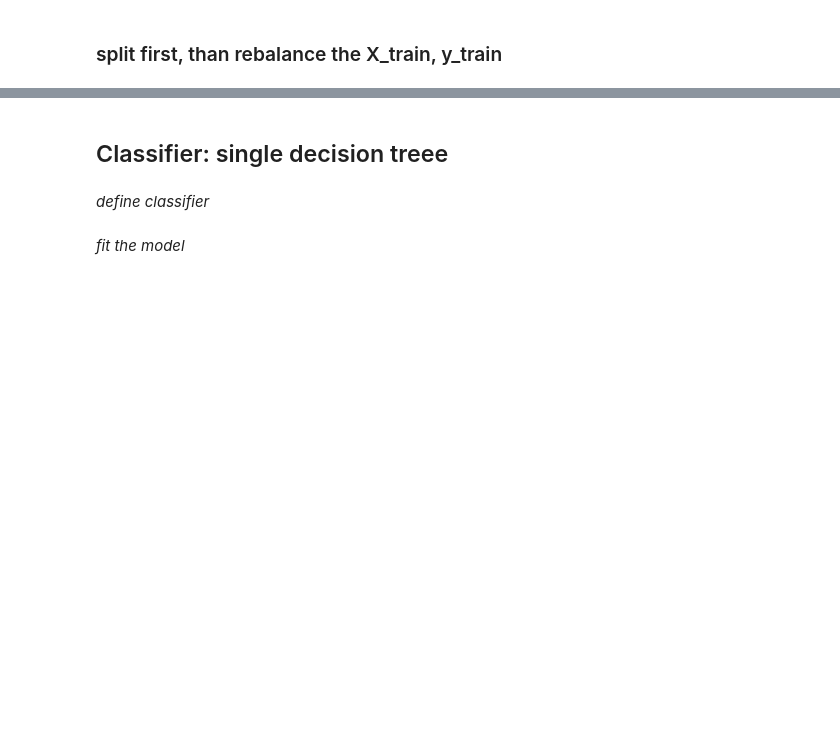
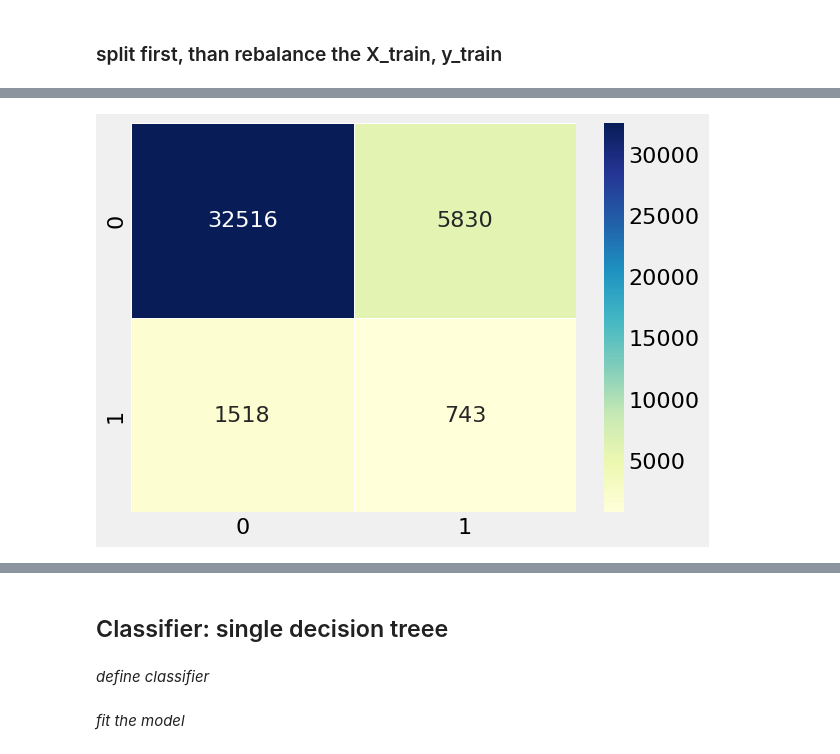
Before and after one commit to dschjanice/ML_project_fraud_detection, a Jupyter notebook: wip_Fraud_Detection_Starter.ipynb, the cells around one changed output, grey strips where cells are left out. Saved outputs shown, nothing was run; the diff lists cells and outputs as text; code cells hidden in the pictures; blank space fills up the shorter version.

```diff
--- a/wip_Fraud_Detection_Starter.ipynb
+++ b/wip_Fraud_Detection_Starter.ipynb
@@ -431,0 +463,4 @@ mask = train.columns[train.dtypes == "int"].tolist()
+# %%
+train.dropna(inplace=True)  # This will remove rows with NaN values.
+nan_check = train.isna().sum()
+print(nan_check)
@@ -432,8 +485,8 @@ mask = train.columns[train.dtypes == "int"].tolist()
 # %%
 y = train['target']
 X = train[mask]
-X = train.drop(columns=['target', 'client_id', 'creation_date'])
-
+X = train.drop(columns=['target', 'client_id'])
+#X = train.drop(columns=['target', 'client_id', 'creation_date'])
 
 y.shape, X.shape
 # %% [output]
@@ -463,0 +524,12 @@ Resampled dataset shape Counter({0.0: 89517, 1.0: 89517})
+# %%
+
+#pip install imbalanced-learn
+from imblearn.over_sampling import SMOTE
+
+sm = SMOTE(sampling_strategy='auto', random_state= 12)
+X_res, y_res = sm.fit_resample(X_train, y_train)
+X_train = X_res
+y_train = y_res
+
+# New count after balancing -> {0: 900, 1: 900}
+print('Resampled dataset shape {}'.format(Counter(y_res)))
@@ -463,0 +564,67 @@ Resampled dataset shape Counter({0.0: 89517, 1.0: 89517})
+# %%
+
+
+
+from sklearn.neighbors import KNeighborsClassifier
+knn = GradientBoostingClassifier(max_depth=4, min_samples_split=2, min_samples_leaf=1, subsample=1,
+                               max_features='sqrt', random_state=10)
+
+knn.fit(X_train, np.ravel(y_train))
+
+y_pred_knn = knn.predict(X_test)
+
+#sns.heatmap(confusion_matrix(y_test, y_pred), annot=True, cmap='YlGn');
+
+model = knn
+y_pred = y_pred_knn
+
+# Make probability predictions
+X_train_probs = model.predict_proba(X_train)[:, 1]
+X_test_probs = model.predict_proba(X_test)[:, 1]
+
+X_train_predictions = model.predict(X_train)
+
+
+print("--------"*10)
+from sklearn.metrics import precision_score, recall_score, roc_auc_score, roc_curve
+
+print("GRADIENT BOOSTING CLASS")
+print(f'Train ROC AUC Score: {roc_auc_score(y_train, X_train_probs)}')
+print(f'Test ROC AUC  Score: {roc_auc_score(y_test, X_test_probs)}')
+print("--------"*10)
+print('Confusion Matrix (Normalized): \n', confusion_matrix(y_test, y_pred, normalize='true'))
+print("--------"*10)
+print("--------"*10)
+print(f'Baseline ROC AUC: {roc_auc_score(y_test, [1 for _ in range(len(y_test))])}')
+print("--------"*10)
+# Print classification report of our model
+print(classification_report(y_test, y_pred))
+print("--------"*10)
+
+# Evaluate the model with a confusion matrix
+cm = confusion_matrix(y_test, y_pred)
+sns.heatmap(cm, cmap='YlGnBu', annot=True, fmt='d', linewidths=.5);
+
+
+from sklearn.metrics import precision_score, recall_score, roc_auc_score, roc_curve
+
+print("--------"*10)
+# Plot formatting
+plt.style.use('fivethirtyeight')
+plt.rcParams['font.size'] = 18
+
+# Calculate false positive rates and true positive rates
+base_fpr, base_tpr, _ = roc_curve(y_test, [1 for _ in range(len(y_test))])
+model_fpr, model_tpr, _ = roc_curve(y_test, X_test_probs)
+
+plt.figure(figsize = (8, 6))
+plt.rcParams['font.size'] = 16
+
+# Plot both curves
+plt.plot(base_fpr, base_tpr, 'b', label = 'baseline')
+plt.plot(model_fpr, model_tpr, 'r', label = 'model')
+plt.legend()
+plt.xlabel('False Positive Rate');
+plt.ylabel('True Positive Rate'); plt.title('ROC Curves')
+plt.show()
+# %% [output]
@@ -463,0 +648 @@ Resampled dataset shape Counter({0.0: 89517, 1.0: 89517})
+[figure, added]
```
Also changed, not shown: parts of 41 cells of this notebook.
